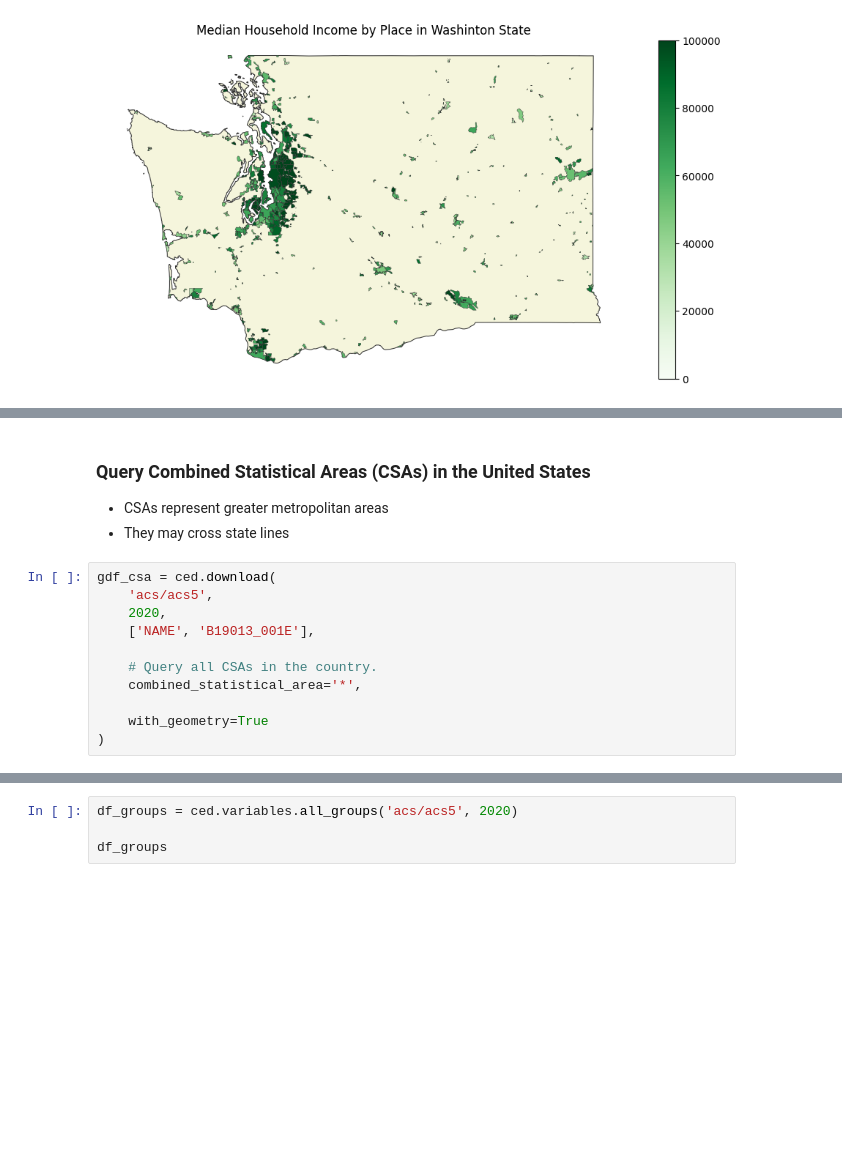
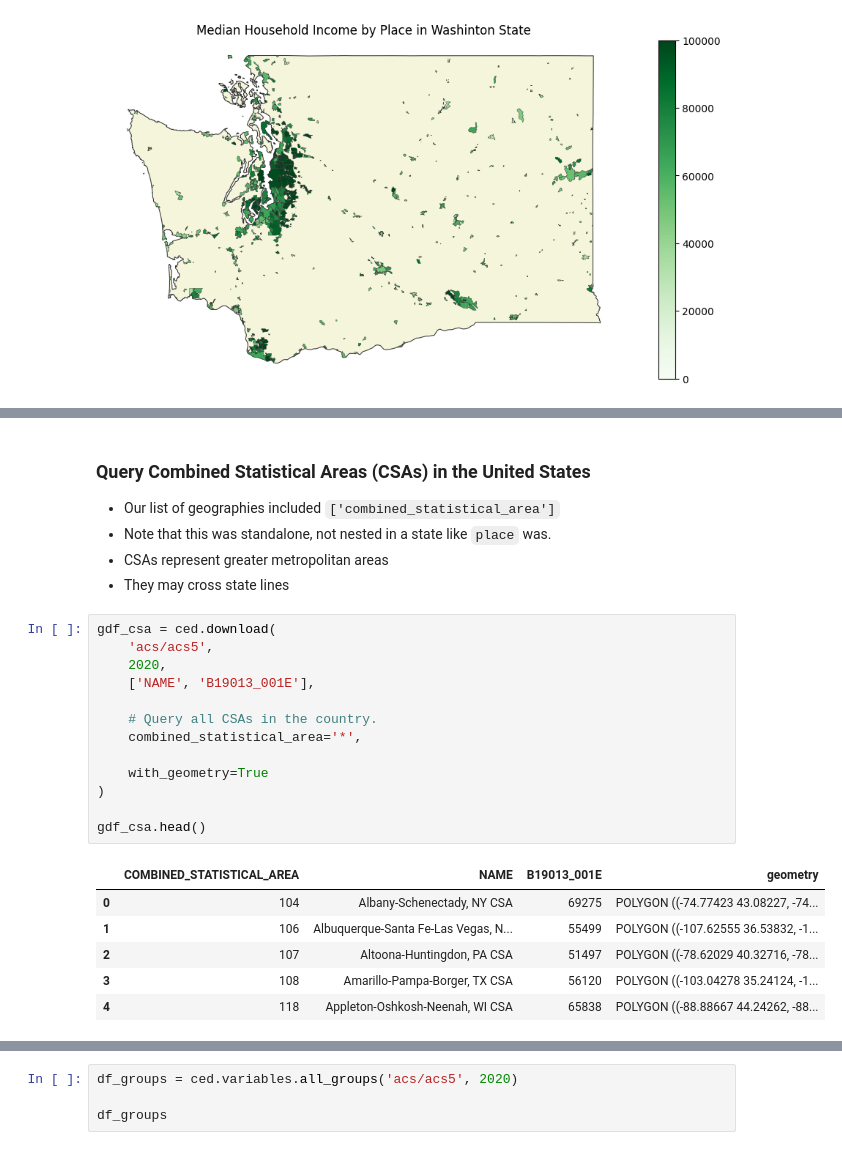
Before and after one commit to vengroff/censusdis-tutorial, a Jupyter notebook: Tutorial.ipynb, the cells around one changed output, grey strips where cells are left out. Drawn from its saved outputs; the diff is of its cells as text; blank space fills up the shorter version.

```diff
--- a/Tutorial.ipynb
+++ b/Tutorial.ipynb
@@ -611,16 +601,27 @@ None
 # %% [markdown]
 ### Query Combined Statistical Areas (CSAs) in the United States
 
+- Our list of geographies included `['combined_statistical_area']`
+- Note that this was standalone, not nested in a state like `place` was.
 - CSAs represent greater metropolitan areas
 - They may cross state lines
 # %%
 gdf_csa = ced.download(
     'acs/acs5',
     2020,
     ['NAME', 'B19013_001E'],
 
     # Query all CSAs in the country.
     combined_statistical_area='*',
 
     with_geometry=True
 )
+
+gdf_csa.head()
+# %% [output]
+|  | COMBINED_STATISTICAL_AREA | NAME | B19013_001E | geometry |
+| 0 | 104 | Albany-Schenectady, NY CSA | 69275 | POLYGON ((-74.77423 43.08227, -74... |
+| 1 | 106 | Albuquerque-Santa Fe-Las Vegas, N... | 55499 | POLYGON ((-107.62555 36.53832, -1... |
+| 2 | 107 | Altoona-Huntingdon, PA CSA | 51497 | POLYGON ((-78.62029 40.32716, -78... |
+| 3 | 108 | Amarillo-Pampa-Borger, TX CSA | 56120 | POLYGON ((-103.04278 35.24124, -1... |
+| 4 | 118 | Appleton-Oshkosh-Neenah, WI CSA | 65838 | POLYGON ((-88.88667 44.24262, -88... |
```
Also changed, not shown: parts of 71 cells of this notebook, 2 other files.
